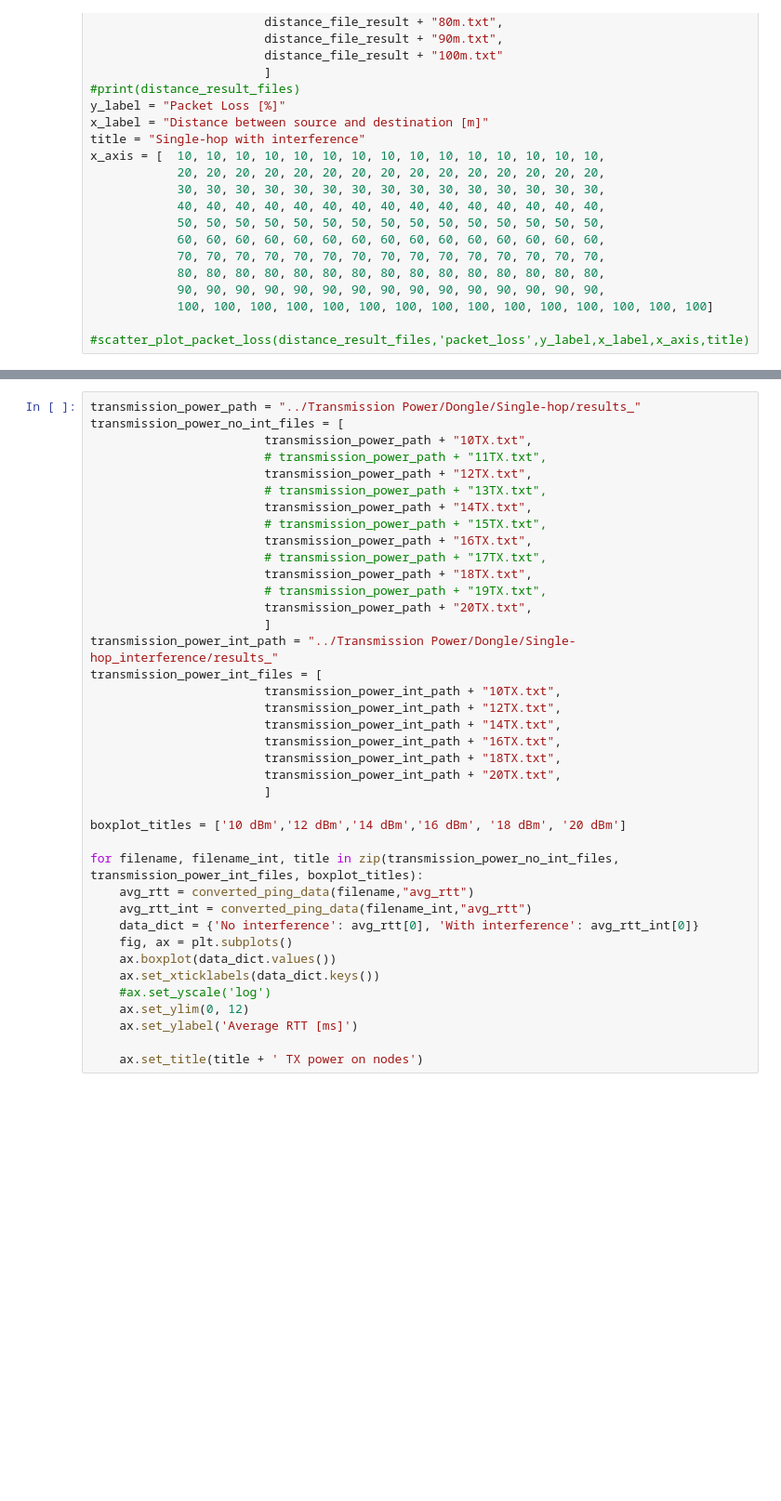
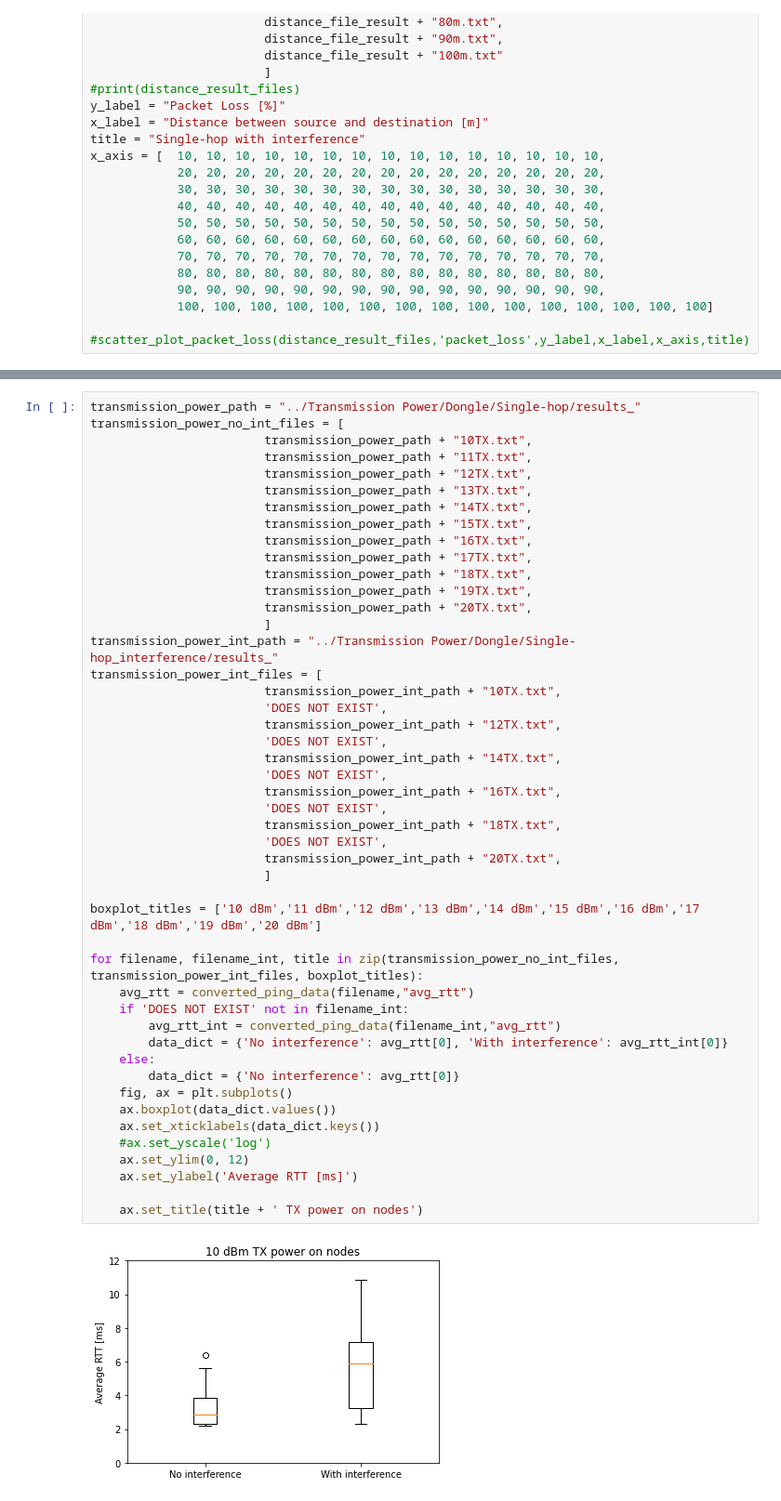
Before and after one commit to k00ziex/MastersThesis_FANETs_Fall_2022, a Jupyter notebook: Data_processing/Data_Visualization.ipynb, the cells around one changed output, grey strips where cells are left out. Shown at 93% size. Drawn from its saved outputs; the diff is of its cells as text; blank space fills up the shorter version.

```diff
--- a/Data_processing/Data_Visualization.ipynb
+++ b/Data_processing/Data_Visualization.ipynb
@@ -1153,38 +1292,48 @@ plot_rss(transmission_power_int_files,"", [10, 12, 14, 16, 18, 20], 'TX power on
 transmission_power_path = "../Transmission Power/Dongle/Single-hop/results_"
 transmission_power_no_int_files = [
                         transmission_power_path + "10TX.txt",
-                        # transmission_power_path + "11TX.txt",
+                        transmission_power_path + "11TX.txt",
                         transmission_power_path + "12TX.txt",
-                        # transmission_power_path + "13TX.txt",
+                        transmission_power_path + "13TX.txt",
                         transmission_power_path + "14TX.txt",
-                        # transmission_power_path + "15TX.txt",
+                        transmission_power_path + "15TX.txt",
                         transmission_power_path + "16TX.txt",
-                        # transmission_power_path + "17TX.txt",
+                        transmission_power_path + "17TX.txt",
                         transmission_power_path + "18TX.txt",
-                        # transmission_power_path + "19TX.txt",
+                        transmission_power_path + "19TX.txt",
                         transmission_power_path + "20TX.txt",
                         ]
 transmission_power_int_path = "../Transmission Power/Dongle/Single-hop_interference/results_"
 transmission_power_int_files = [
                         transmission_power_int_path + "10TX.txt",
+                        'DOES NOT EXIST',
                         transmission_power_int_path + "12TX.txt",
+                        'DOES NOT EXIST',
                         transmission_power_int_path + "14TX.txt",
+                        'DOES NOT EXIST',
                         transmission_power_int_path + "16TX.txt",
+                        'DOES NOT EXIST',
                         transmission_power_int_path + "18TX.txt",
+                        'DOES NOT EXIST',
                         transmission_power_int_path + "20TX.txt",
                         ]
 
-boxplot_titles = ['10 dBm','12 dBm','14 dBm','16 dBm', '18 dBm', '20 dBm']
+boxplot_titles = ['10 dBm','11 dBm','12 dBm','13 dBm','14 dBm','15 dBm','16 dBm','17 dBm','18 dBm','19 dBm','20 dBm']
 
 for filename, filename_int, title in zip(transmission_power_no_int_files, transmission_power_int_files, boxplot_titles):
     avg_rtt = converted_ping_data(filename,"avg_rtt")
-    avg_rtt_int = converted_ping_data(filename_int,"avg_rtt")
-    data_dict = {'No interference': avg_rtt[0], 'With interference': avg_rtt_int[0]}
+    if 'DOES NOT EXIST' not in filename_int:
+        avg_rtt_int = converted_ping_data(filename_int,"avg_rtt")
+        data_dict = {'No interference': avg_rtt[0], 'With interference': avg_rtt_int[0]}
+    else:
+        data_dict = {'No interference': avg_rtt[0]}
     fig, ax = plt.subplots()
     ax.boxplot(data_dict.values())
     ax.set_xticklabels(data_dict.keys())
     #ax.set_yscale('log')
     ax.set_ylim(0, 12)
     ax.set_ylabel('Average RTT [ms]')
 
     ax.set_title(title + ' TX power on nodes')
+# %% [output]
+[figure, added]
```
Also changed, not shown: parts of 30 cells of this notebook.
